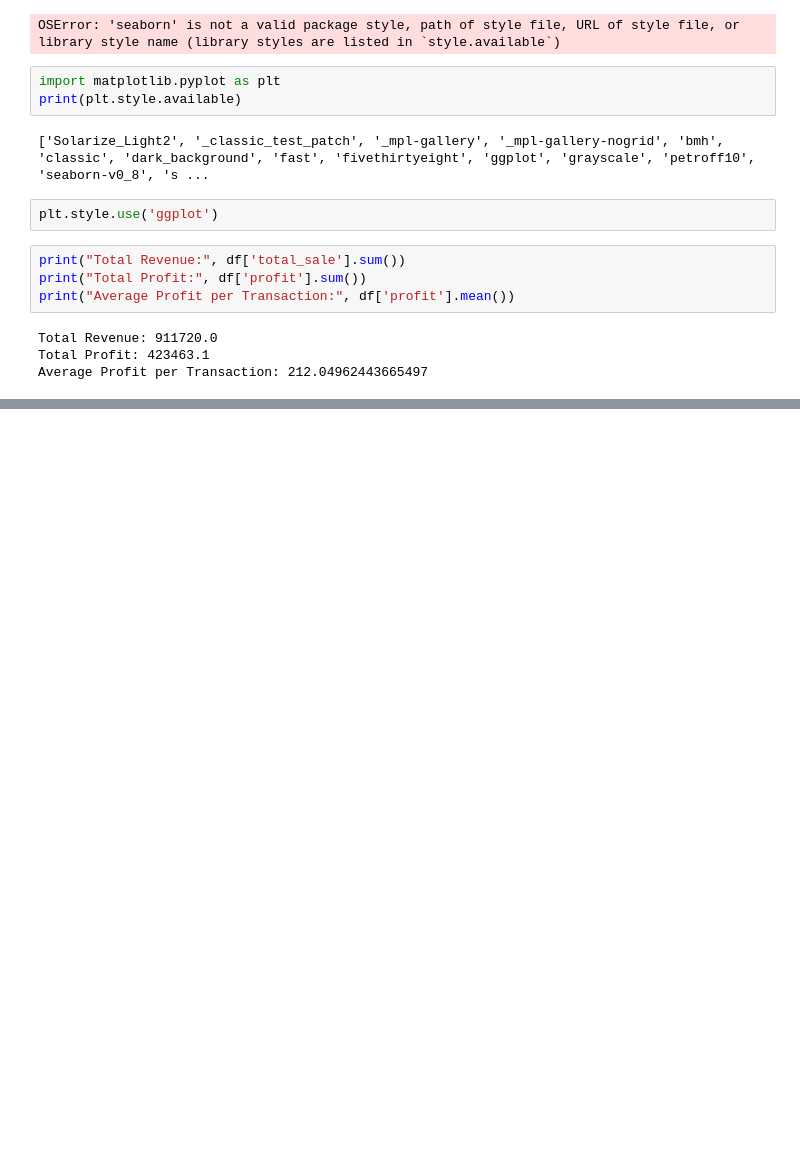
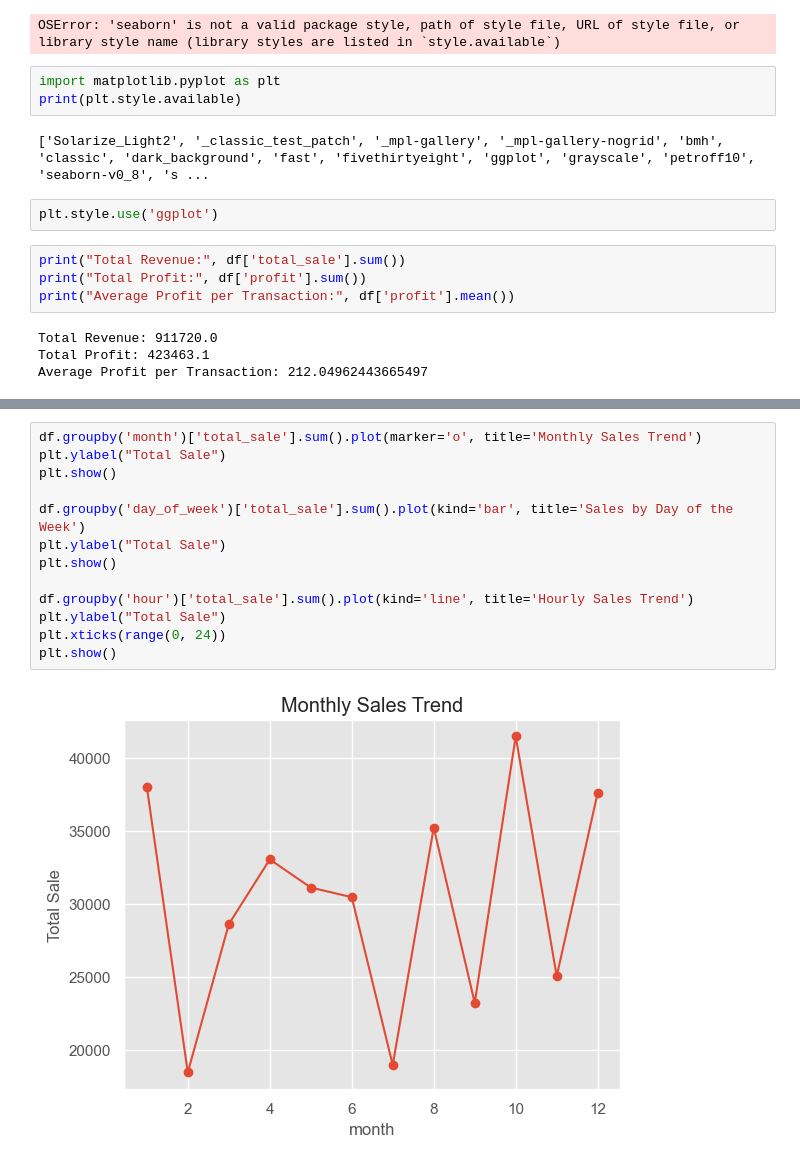
Before and after one commit to satyambalaiwar/RetailX, a Jupyter notebook: retailX_EDA.ipynb, the cells around one changed output, grey strips where cells are left out. Drawn from its saved outputs; the diff is of its cells as text; blank space fills up the shorter version.

```diff
--- a/retailX_EDA.ipynb
+++ b/retailX_EDA.ipynb
@@ -65,0 +84,15 @@ Average Profit per Transaction: 212.04962443665497
+# %%
+df.groupby('month')['total_sale'].sum().plot(marker='o', title='Monthly Sales Trend')
+plt.ylabel("Total Sale")
+plt.show()
+
+df.groupby('day_of_week')['total_sale'].sum().plot(kind='bar', title='Sales by Day of the Week')
+plt.ylabel("Total Sale")
+plt.show()
+
+df.groupby('hour')['total_sale'].sum().plot(kind='line', title='Hourly Sales Trend')
+plt.ylabel("Total Sale")
+plt.xticks(range(0, 24))
+plt.show()
+# %% [output]
+[figure, added]
```
Also changed, not shown: parts of 4 cells of this notebook.
